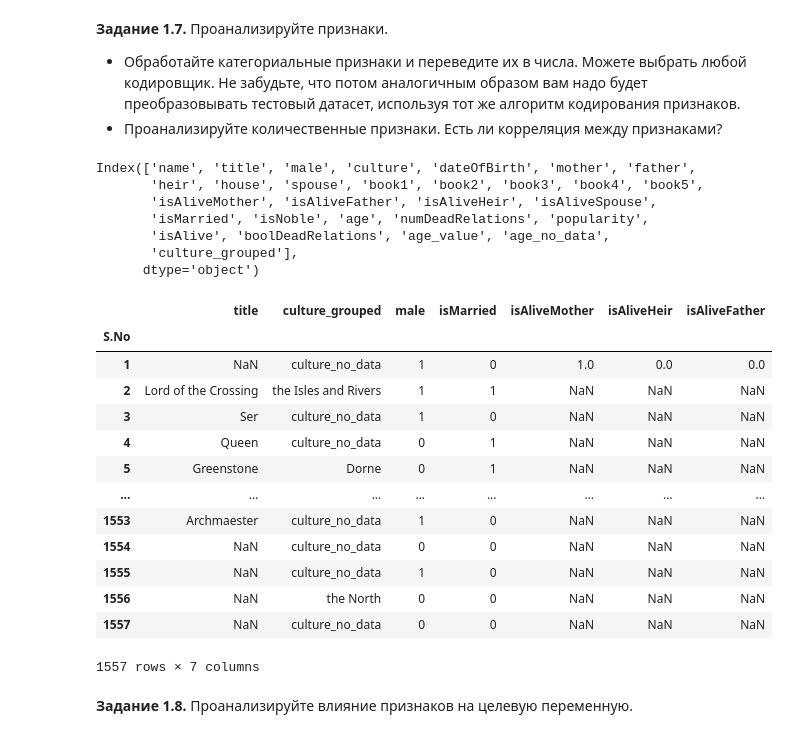
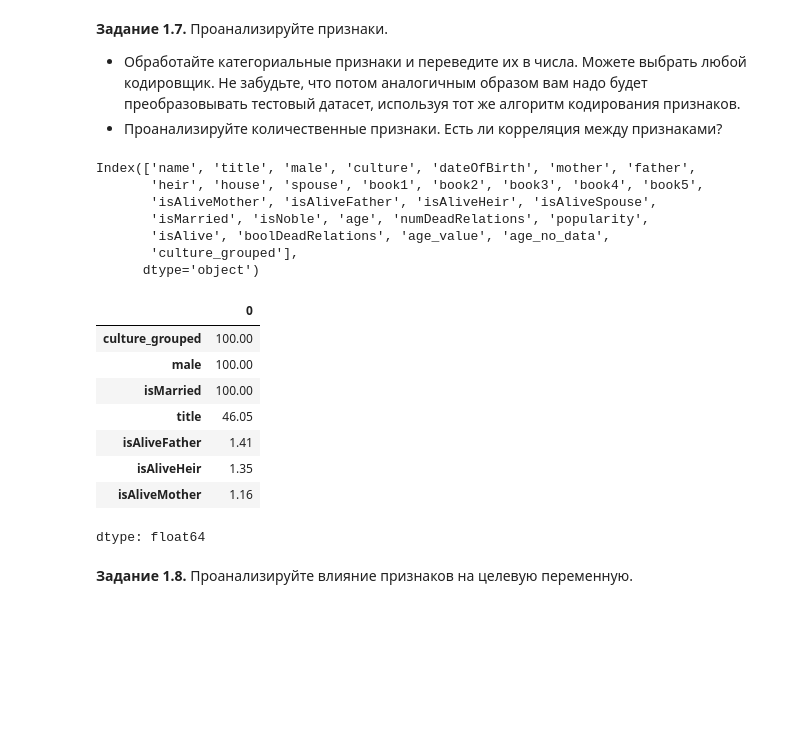
Before and after one commit to EgorOvechkin/EgorOvechkin.github.io, a Jupyter notebook: week_01_ml_intro/Homework/hw_1_game_of_thrones.ipynb, the cells around one changed output. Cells and saved outputs as stored; diff of their text form; code cells hidden in the pictures; blank space fills up the shorter version.

```diff
--- a/week_01_ml_intro/Homework/hw_1_game_of_thrones.ipynb
+++ b/week_01_ml_intro/Homework/hw_1_game_of_thrones.ipynb
@@ -531,38 +531,36 @@ np.float64(0.7784200385356455)
 # %%
 print(data.columns)
 categorial_features = [
     "title",
     "culture_grouped",
     "male",
     "isMarried",
     "isAliveMother",
     "isAliveHeir",
     "isAliveFather"
 ]
 
-data[categorial_features]
+categorial_data = data[categorial_features]
+
+categorial_percentage = round(categorial_data.notna().sum() / len(categorial_data) * 100, 2)
+categorial_percentage.sort_values(ascending=False)
 # %% [output]
 Index(['name', 'title', 'male', 'culture', 'dateOfBirth', 'mother', 'father',
        'heir', 'house', 'spouse', 'book1', 'book2', 'book3', 'book4', 'book5',
        'isAliveMother', 'isAliveFather', 'isAliveHeir', 'isAliveSpouse',
        'isMarried', 'isNoble', 'age', 'numDeadRelations', 'popularity',
        'isAlive', 'boolDeadRelations', 'age_value', 'age_no_data',
        'culture_grouped'],
       dtype='object')
-|  | title | culture_grouped | male | isMarried | isAliveMother | isAliveHeir | isAliveFather |
-| S.No |  |  |  |  |  |  |  |
-| 1 | NaN | culture_no_data | 1 | 0 | 1.0 | 0.0 | 0.0 |
-| 2 | Lord of the Crossing | the Isles and Rivers | 1 | 1 | NaN | NaN | NaN |
-| 3 | Ser | culture_no_data | 1 | 0 | NaN | NaN | NaN |
-| 4 | Queen | culture_no_data | 0 | 1 | NaN | NaN | NaN |
-| 5 | Greenstone | Dorne | 0 | 1 | NaN | NaN | NaN |
-| ... | ... | ... | ... | ... | ... | ... | ... |
-| 1553 | Archmaester | culture_no_data | 1 | 0 | NaN | NaN | NaN |
-| 1554 | NaN | culture_no_data | 0 | 0 | NaN | NaN | NaN |
-| 1555 | NaN | culture_no_data | 1 | 0 | NaN | NaN | NaN |
-| 1556 | NaN | the North | 0 | 0 | NaN | NaN | NaN |
-| 1557 | NaN | culture_no_data | 0 | 0 | NaN | NaN | NaN |
+|  | 0 |
+| culture_grouped | 100.00 |
+| male | 100.00 |
+| isMarried | 100.00 |
+| title | 46.05 |
+| isAliveFather | 1.41 |
+| isAliveHeir | 1.35 |
+| isAliveMother | 1.16 |
-1557 rows × 7 columns
+dtype: float64
 # %% [markdown]
 **Задание 1.8.** Проанализируйте влияние признаков на целевую переменную.
 # %%
```
